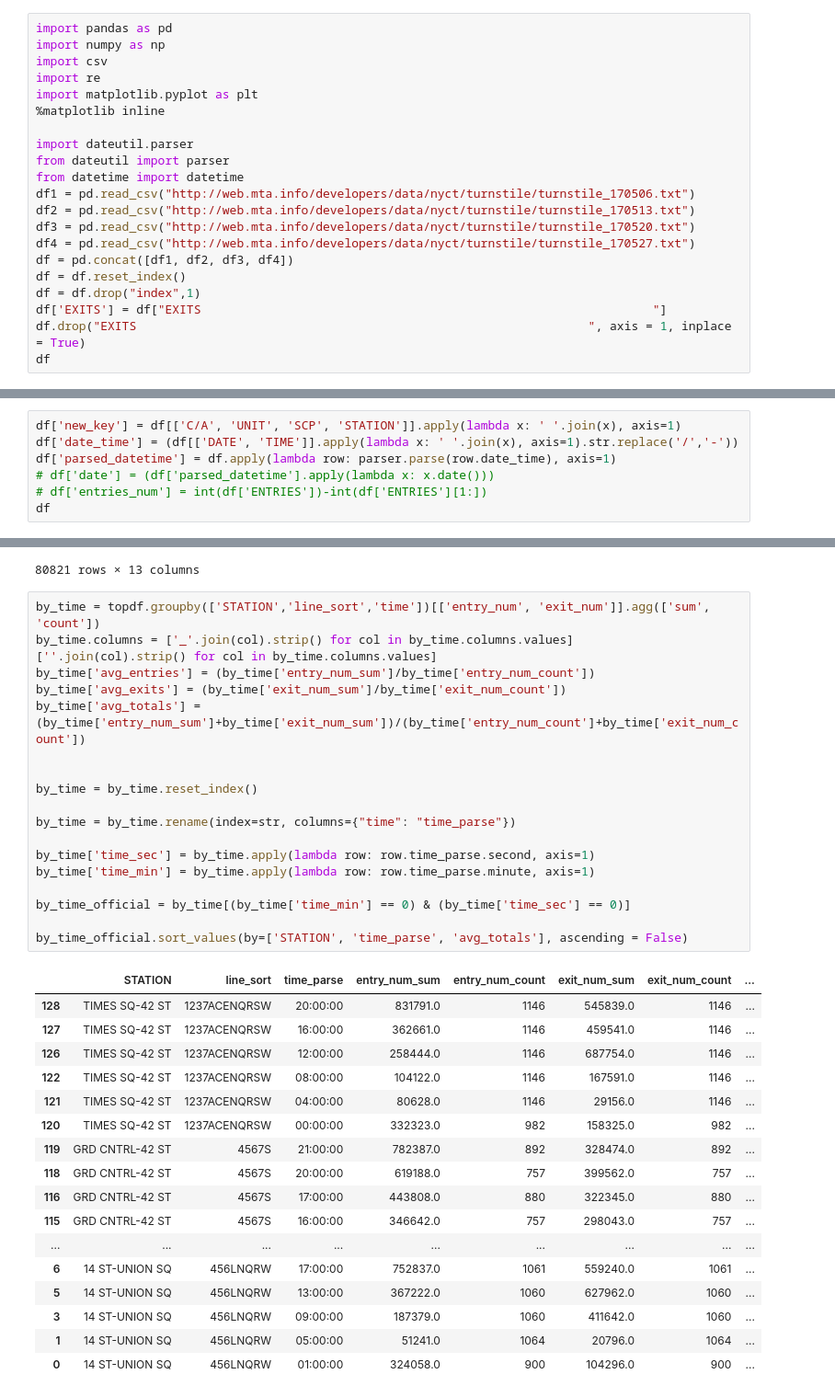
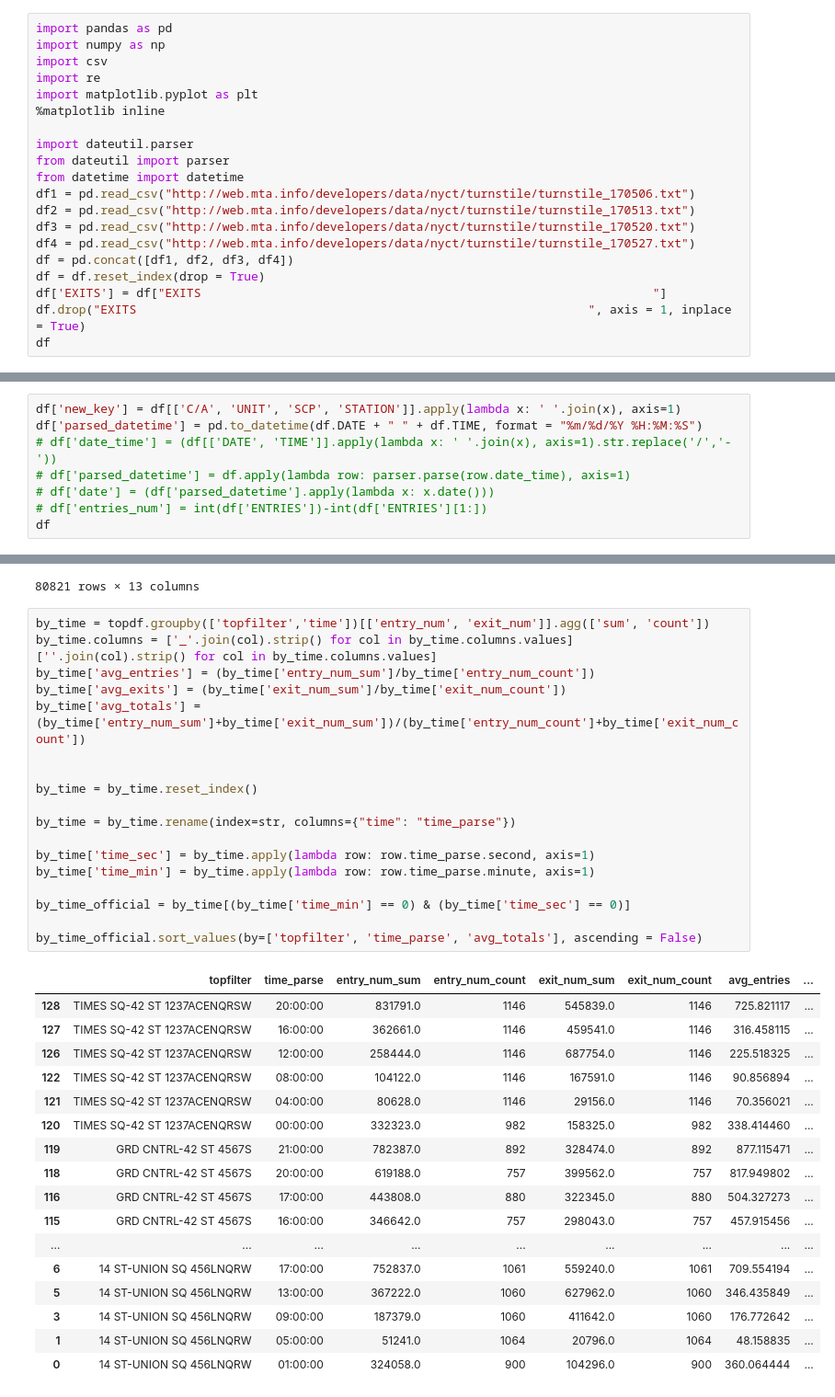
Before and after one commit to adam-ariel/Metis-Project-1----MTA, a Jupyter notebook: project1_wkbk.ipynb, the cells around one changed output, grey strips where cells are left out. Shown at 92% size. Cells and saved outputs as stored; diff of their text form.

```diff
--- a/project1_wkbk.ipynb
+++ b/project1_wkbk.ipynb
@@ -14,8 +14,7 @@ df2 = pd.read_csv("http://web.mta.info/developers/data/nyct/turnstile/turnstile_
 df3 = pd.read_csv("http://web.mta.info/developers/data/nyct/turnstile/turnstile_170520.txt")
 df4 = pd.read_csv("http://web.mta.info/developers/data/nyct/turnstile/turnstile_170527.txt")
 df = pd.concat([df1, df2, df3, df4])
-df = df.reset_index()
-df = df.drop("index",1)
+df = df.reset_index(drop = True)
 df['EXITS'] = df["EXITS                                                               "]
 df.drop("EXITS                                                               ", axis = 1, inplace = True)
 df
@@ -40,8 +39,9 @@ df
 785089 rows × 11 columns
 # %%
 df['new_key'] = df[['C/A', 'UNIT', 'SCP', 'STATION']].apply(lambda x: ' '.join(x), axis=1)
-df['date_time'] = (df[['DATE', 'TIME']].apply(lambda x: ' '.join(x), axis=1).str.replace('/','-'))
-df['parsed_datetime'] = df.apply(lambda row: parser.parse(row.date_time), axis=1)
+df['parsed_datetime'] = pd.to_datetime(df.DATE + " " + df.TIME, format = "%m/%d/%Y %H:%M:%S")
+# df['date_time'] = (df[['DATE', 'TIME']].apply(lambda x: ' '.join(x), axis=1).str.replace('/','-'))
+# df['parsed_datetime'] = df.apply(lambda row: parser.parse(row.date_time), axis=1)
 # df['date'] = (df['parsed_datetime'].apply(lambda x: x.date()))
 # df['entries_num'] = int(df['ENTRIES'])-int(df['ENTRIES'][1:])
 df
@@ -505,39 +505,39 @@ topdf
 | 80820 | FLUSHING-MAIN | 7 | 458753 | 286 | 2017-05-26 20:00:00 | 4412 | 0.0 | 0.0 | 0.0 | ... |
 80821 rows × 13 columns
 # %%
-by_time = topdf.groupby(['STATION','line_sort','time'])[['entry_num', 'exit_num']].agg(['sum', 'count'])
+by_time = topdf.groupby(['topfilter','time'])[['entry_num', 'exit_num']].agg(['sum', 'count'])
 by_time.columns = ['_'.join(col).strip() for col in by_time.columns.values]
 [''.join(col).strip() for col in by_time.columns.values]
 by_time['avg_entries'] = (by_time['entry_num_sum']/by_time['entry_num_count'])
 by_time['avg_exits'] = (by_time['exit_num_sum']/by_time['exit_num_count'])
 by_time['avg_totals'] = (by_time['entry_num_sum']+by_time['exit_num_sum'])/(by_time['entry_num_count']+by_time['exit_num_count'])
 
 
 by_time = by_time.reset_index()
 
 by_time = by_time.rename(index=str, columns={"time": "time_parse"})
 
 by_time['time_sec'] = by_time.apply(lambda row: row.time_parse.second, axis=1)
 by_time['time_min'] = by_time.apply(lambda row: row.time_parse.minute, axis=1)
 
 by_time_official = by_time[(by_time['time_min'] == 0) & (by_time['time_sec'] == 0)]
 
-by_time_official.sort_values(by=['STATION', 'time_parse', 'avg_totals'], ascending = False)
+by_time_official.sort_values(by=['topfilter', 'time_parse', 'avg_totals'], ascending = False)
 # %% [output]
-|  | STATION | line_sort | time_parse | entry_num_sum | entry_num_count | exit_num_sum | exit_num_count | ... |
-| 128 | TIMES SQ-42 ST | 1237ACENQRSW | 20:00:00 | 831791.0 | 1146 | 545839.0 | 1146 | ... |
-| 127 | TIMES SQ-42 ST | 1237ACENQRSW | 16:00:00 | 362661.0 | 1146 | 459541.0 | 1146 | ... |
-| 126 | TIMES SQ-42 ST | 1237ACENQRSW | 12:00:00 | 258444.0 | 1146 | 687754.0 | 1146 | ... |
-| 122 | TIMES SQ-42 ST | 1237ACENQRSW | 08:00:00 | 104122.0 | 1146 | 167591.0 | 1146 | ... |
-| 121 | TIMES SQ-42 ST | 1237ACENQRSW | 04:00:00 | 80628.0 | 1146 | 29156.0 | 1146 | ... |
-| 120 | TIMES SQ-42 ST | 1237ACENQRSW | 00:00:00 | 332323.0 | 982 | 158325.0 | 982 | ... |
-| 119 | GRD CNTRL-42 ST | 4567S | 21:00:00 | 782387.0 | 892 | 328474.0 | 892 | ... |
-| 118 | GRD CNTRL-42 ST | 4567S | 20:00:00 | 619188.0 | 757 | 399562.0 | 757 | ... |
-| 116 | GRD CNTRL-42 ST | 4567S | 17:00:00 | 443808.0 | 880 | 322345.0 | 880 | ... |
-| 115 | GRD CNTRL-42 ST | 4567S | 16:00:00 | 346642.0 | 757 | 298043.0 | 757 | ... |
+|  | topfilter | time_parse | entry_num_sum | entry_num_count | exit_num_sum | exit_num_count | avg_entries | ... |
+| 128 | TIMES SQ-42 ST 1237ACENQRSW | 20:00:00 | 831791.0 | 1146 | 545839.0 | 1146 | 725.821117 | ... |
+| 127 | TIMES SQ-42 ST 1237ACENQRSW | 16:00:00 | 362661.0 | 1146 | 459541.0 | 1146 | 316.458115 | ... |
+| 126 | TIMES SQ-42 ST 1237ACENQRSW | 12:00:00 | 258444.0 | 1146 | 687754.0 | 1146 | 225.518325 | ... |
+| 122 | TIMES SQ-42 ST 1237ACENQRSW | 08:00:00 | 104122.0 | 1146 | 167591.0 | 1146 | 90.856894 | ... |
+| 121 | TIMES SQ-42 ST 1237ACENQRSW | 04:00:00 | 80628.0 | 1146 | 29156.0 | 1146 | 70.356021 | ... |
+| 120 | TIMES SQ-42 ST 1237ACENQRSW | 00:00:00 | 332323.0 | 982 | 158325.0 | 982 | 338.414460 | ... |
+| 119 | GRD CNTRL-42 ST 4567S | 21:00:00 | 782387.0 | 892 | 328474.0 | 892 | 877.115471 | ... |
+| 118 | GRD CNTRL-42 ST 4567S | 20:00:00 | 619188.0 | 757 | 399562.0 | 757 | 817.949802 | ... |
+| 116 | GRD CNTRL-42 ST 4567S | 17:00:00 | 443808.0 | 880 | 322345.0 | 880 | 504.327273 | ... |
+| 115 | GRD CNTRL-42 ST 4567S | 16:00:00 | 346642.0 | 757 | 298043.0 | 757 | 457.915456 | ... |
 | ... | ... | ... | ... | ... | ... | ... | ... | ... |
-| 6 | 14 ST-UNION SQ | 456LNQRW | 17:00:00 | 752837.0 | 1061 | 559240.0 | 1061 | ... |
-| 5 | 14 ST-UNION SQ | 456LNQRW | 13:00:00 | 367222.0 | 1060 | 627962.0 | 1060 | ... |
-| 3 | 14 ST-UNION SQ | 456LNQRW | 09:00:00 | 187379.0 | 1060 | 411642.0 | 1060 | ... |
-| 1 | 14 ST-UNION SQ | 456LNQRW | 05:00:00 | 51241.0 | 1064 | 20796.0 | 1064 | ... |
-| 0 | 14 ST-UNION SQ | 456LNQRW | 01:00:00 | 324058.0 | 900 | 104296.0 | 900 | ... |
+| 6 | 14 ST-UNION SQ 456LNQRW | 17:00:00 | 752837.0 | 1061 | 559240.0 | 1061 | 709.554194 | ... |
+| 5 | 14 ST-UNION SQ 456LNQRW | 13:00:00 | 367222.0 | 1060 | 627962.0 | 1060 | 346.435849 | ... |
+| 3 | 14 ST-UNION SQ 456LNQRW | 09:00:00 | 187379.0 | 1060 | 411642.0 | 1060 | 176.772642 | ... |
+| 1 | 14 ST-UNION SQ 456LNQRW | 05:00:00 | 51241.0 | 1064 | 20796.0 | 1064 | 48.158835 | ... |
+| 0 | 14 ST-UNION SQ 456LNQRW | 01:00:00 | 324058.0 | 900 | 104296.0 | 900 | 360.064444 | ... |
```
Also changed, not shown: parts of 5 cells of this notebook.
